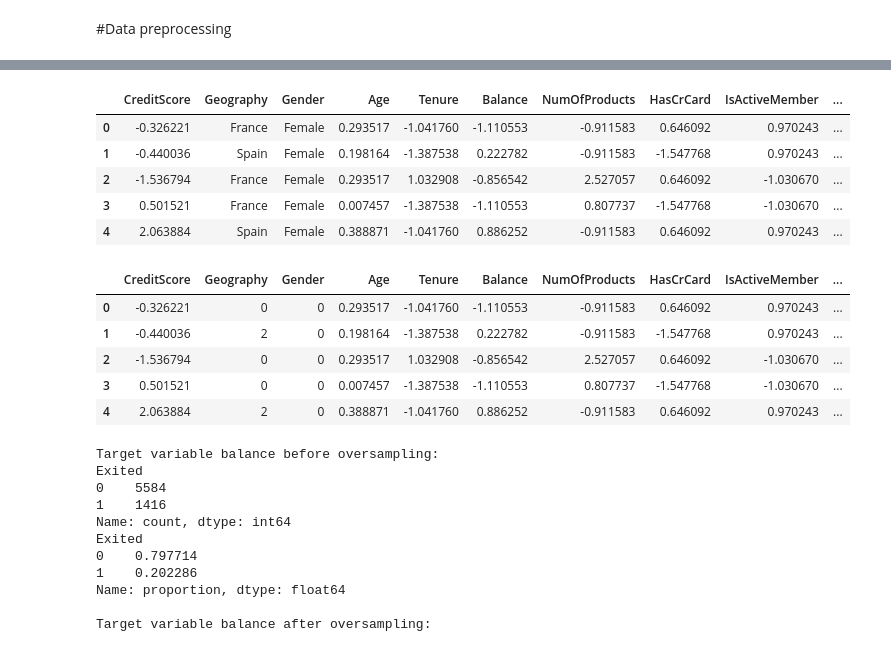
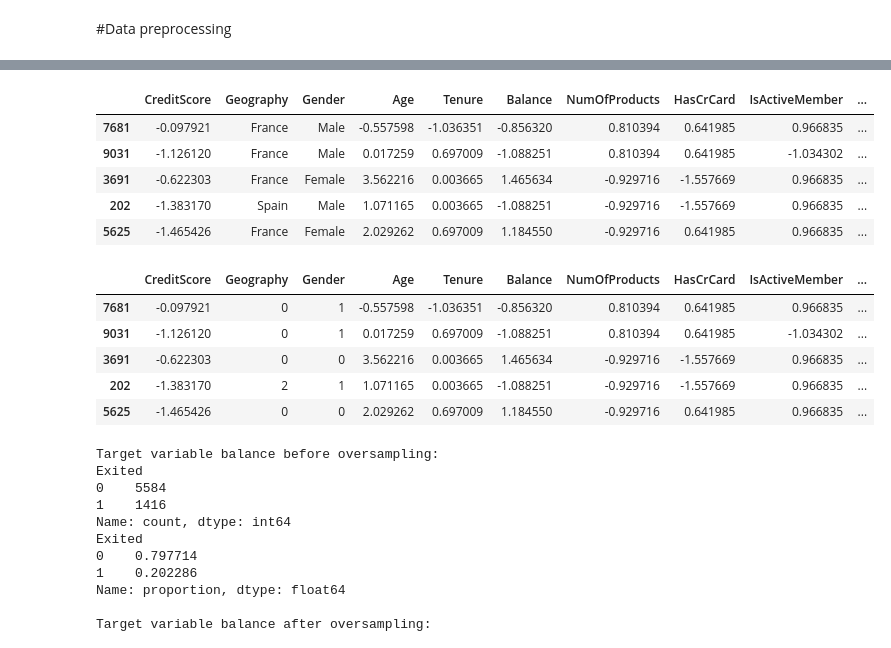
Before and after one commit to higorfct/Churn-Analysis, a Jupyter notebook: Notebook/Churn_Analysis.ipynb, the cells around one changed output, grey strips where cells are left out. Drawn from its saved outputs; the diff is of its cells as text; code cells hidden in the pictures.

```diff
--- a/Churn_Analysis.ipynb
+++ b/Notebook/Churn_Analysis.ipynb
@@ -77,27 +71,38 @@ dtype: int64
 # %%
+# Splitting the data into training and test sets, with 70% for training and 30% for testing.
+X_train, X_test, y_train, y_test = train_test_split(X, y, test_size=0.3, random_state=0)
+
 # Standardizing numerical variables so they don't contribute disproportionately to the model
 standarscaler = StandardScaler()
-numerical = X.select_dtypes(include=['int64','float64']).columns
-X[numerical] = standarscaler.fit_transform(X[numerical])
-X.head()
+numerical = X_train.select_dtypes(include=['int64','float64']).columns
+X_train[numerical] = standarscaler.fit_transform(X_train[numerical])
+
+# Apply the same scaling to the test set
+X_test[numerical] = standarscaler.transform(X_test[numerical])
+
+X_train.head()
 # %% [output]
 |  | CreditScore | Geography | Gender | Age | Tenure | Balance | NumOfProducts | HasCrCard | IsActiveMember | ... |
-| 0 | -0.326221 | France | Female | 0.293517 | -1.041760 | -1.110553 | -0.911583 | 0.646092 | 0.970243 | ... |
-| 1 | -0.440036 | Spain | Female | 0.198164 | -1.387538 | 0.222782 | -0.911583 | -1.547768 | 0.970243 | ... |
-| 2 | -1.536794 | France | Female | 0.293517 | 1.032908 | -0.856542 | 2.527057 | 0.646092 | -1.030670 | ... |
-| 3 | 0.501521 | France | Female | 0.007457 | -1.387538 | -1.110553 | 0.807737 | -1.547768 | -1.030670 | ... |
-| 4 | 2.063884 | Spain | Female | 0.388871 | -1.041760 | 0.886252 | -0.911583 | 0.646092 | 0.970243 | ... |
+| 7681 | -0.097921 | France | Male | -0.557598 | -1.036351 | -0.856320 | 0.810394 | 0.641985 | 0.966835 | ... |
+| 9031 | -1.126120 | France | Male | 0.017259 | 0.697009 | -1.088251 | 0.810394 | 0.641985 | -1.034302 | ... |
+| 3691 | -0.622303 | France | Female | 3.562216 | 0.003665 | 1.465634 | -0.929716 | -1.557669 | 0.966835 | ... |
+| 202 | -1.383170 | Spain | Male | 1.071165 | 0.003665 | -1.088251 | -0.929716 | -1.557669 | 0.966835 | ... |
+| 5625 | -1.465426 | France | Female | 2.029262 | 0.697009 | 1.184550 | -0.929716 | 0.641985 | 0.966835 | ... |
 # %%
 # Transforming categorical columns into numerical ones
 labelencoder = LabelEncoder()
-categorical = X.select_dtypes(include='object').columns
+categorical = X_train.select_dtypes(include='object').columns
+
 for col in categorical:
-  X[col] = labelencoder.fit_transform(X[col])
-X.head()
+  X_train[col] = labelencoder.fit_transform(X_train[col])
+  # Apply the same encoding to the test set
+  X_test[col] = labelencoder.transform(X_test[col])
+
+X_train.head()
 # %% [output]
 |  | CreditScore | Geography | Gender | Age | Tenure | Balance | NumOfProducts | HasCrCard | IsActiveMember | ... |
-| 0 | -0.326221 | 0 | 0 | 0.293517 | -1.041760 | -1.110553 | -0.911583 | 0.646092 | 0.970243 | ... |
-| 1 | -0.440036 | 2 | 0 | 0.198164 | -1.387538 | 0.222782 | -0.911583 | -1.547768 | 0.970243 | ... |
-| 2 | -1.536794 | 0 | 0 | 0.293517 | 1.032908 | -0.856542 | 2.527057 | 0.646092 | -1.030670 | ... |
-| 3 | 0.501521 | 0 | 0 | 0.007457 | -1.387538 | -1.110553 | 0.807737 | -1.547768 | -1.030670 | ... |
-| 4 | 2.063884 | 2 | 0 | 0.388871 | -1.041760 | 0.886252 | -0.911583 | 0.646092 | 0.970243 | ... |
+| 7681 | -0.097921 | 0 | 1 | -0.557598 | -1.036351 | -0.856320 | 0.810394 | 0.641985 | 0.966835 | ... |
+| 9031 | -1.126120 | 0 | 1 | 0.017259 | 0.697009 | -1.088251 | 0.810394 | 0.641985 | -1.034302 | ... |
+| 3691 | -0.622303 | 0 | 0 | 3.562216 | 0.003665 | 1.465634 | -0.929716 | -1.557669 | 0.966835 | ... |
+| 202 | -1.383170 | 2 | 1 | 1.071165 | 0.003665 | -1.088251 | -0.929716 | -1.557669 | 0.966835 | ... |
+| 5625 | -1.465426 | 0 | 0 | 2.029262 | 0.697009 | 1.184550 | -0.929716 | 0.641985 | 0.966835 | ... |
```
Also changed, not shown: parts of 42 cells of this notebook, 2 other files.
